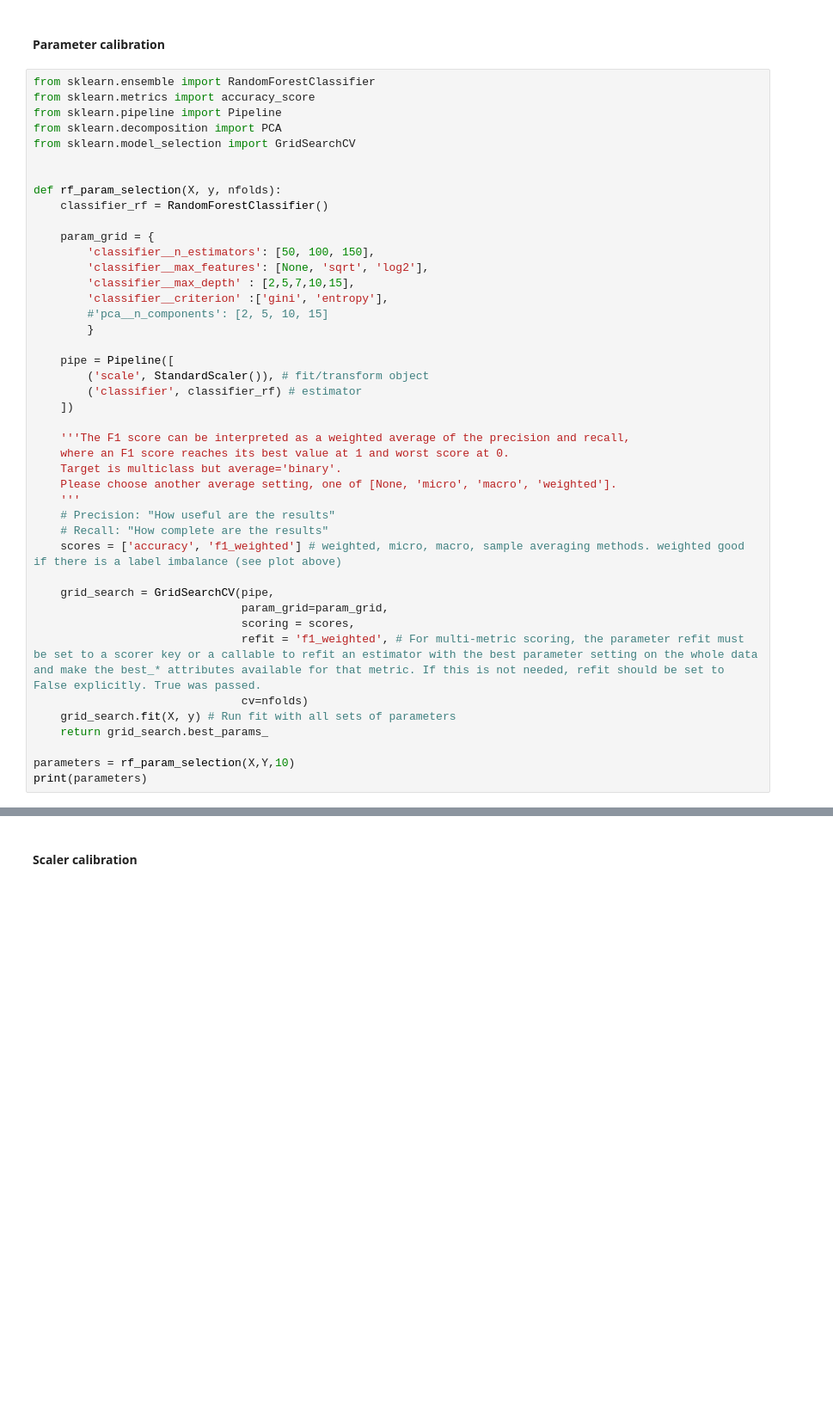
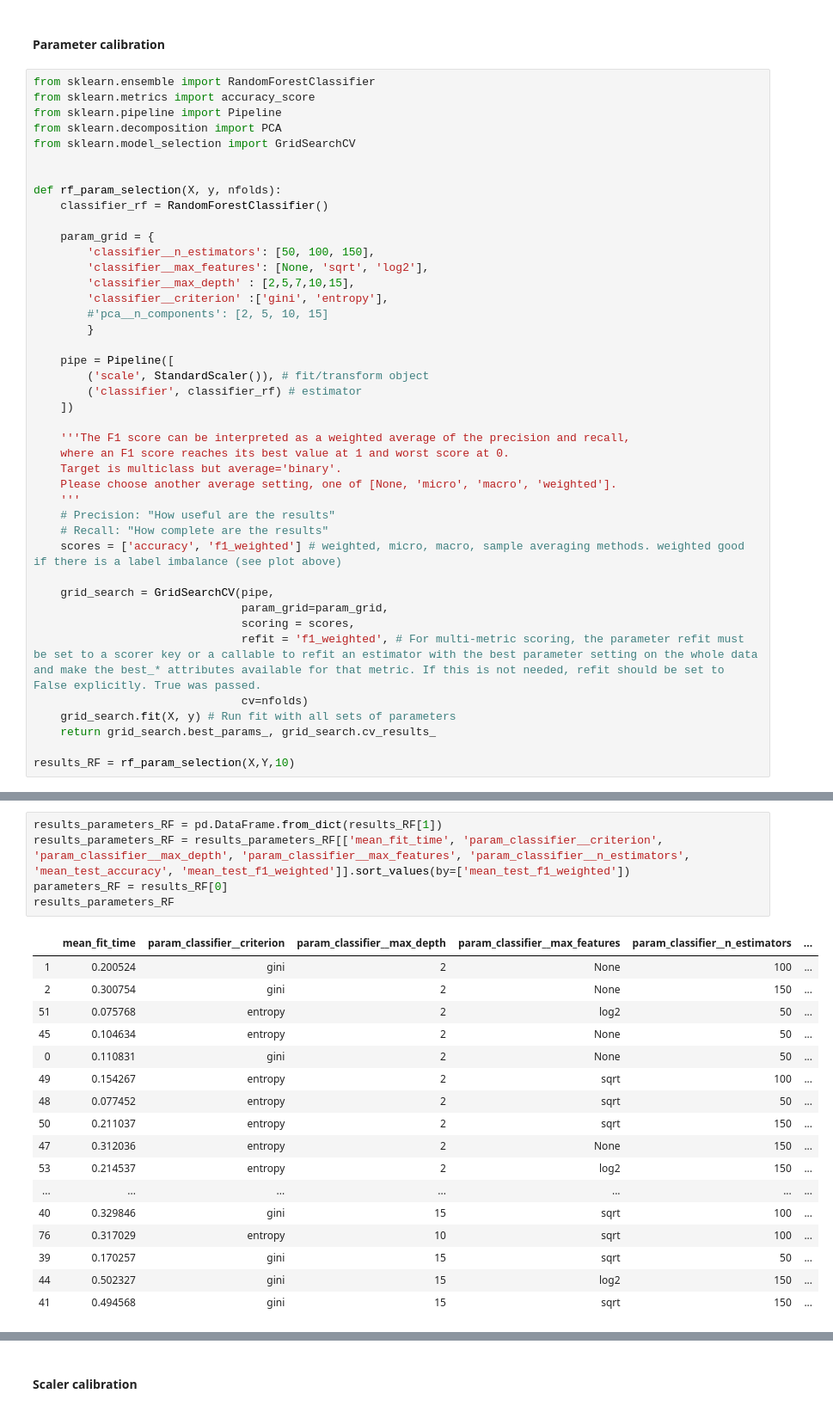
Before and after one commit to bognarpeter/BI2019W-G53, a Jupyter notebook: Assignment_2/B/assignment2.ipynb, the cells around one changed output, grey strips where cells are left out. Shown at 86% size. Cells and saved outputs as stored; diff of their text form; blank space fills up the shorter version.

Commit message:
+ Changs to get the data we need for the report

```diff
--- a/Assignment_2/B/assignment2.ipynb
+++ b/Assignment_2/B/assignment2.ipynb
@@ -901,7 +901,6 @@ def rf_param_selection(X, y, nfolds):
                                refit = 'f1_weighted', # For multi-metric scoring, the parameter refit must be set to a scorer key or a callable to refit an estimator with the best parameter setting on the whole data and make the best_* attributes available for that metric. If this is not needed, refit should be set to False explicitly. True was passed.
                                cv=nfolds)
     grid_search.fit(X, y) # Run fit with all sets of parameters
-    return grid_search.best_params_
+    return grid_search.best_params_, grid_search.cv_results_
 
-parameters = rf_param_selection(X,Y,10)
-print(parameters)
+results_RF = rf_param_selection(X,Y,10)
@@ -909,0 +907,23 @@ print(parameters)
+# %%
+results_parameters_RF = pd.DataFrame.from_dict(results_RF[1])
+results_parameters_RF = results_parameters_RF[['mean_fit_time', 'param_classifier__criterion', 'param_classifier__max_depth', 'param_classifier__max_features', 'param_classifier__n_estimators', 'mean_test_accuracy', 'mean_test_f1_weighted']].sort_values(by=['mean_test_f1_weighted'])
+parameters_RF = results_RF[0]
+results_parameters_RF
+# %% [output]
+|  | mean_fit_time | param_classifier__criterion | param_classifier__max_depth | param_classifier__max_features | param_classifier__n_estimators | ... |
+| 1 | 0.200524 | gini | 2 | None | 100 | ... |
+| 2 | 0.300754 | gini | 2 | None | 150 | ... |
+| 51 | 0.075768 | entropy | 2 | log2 | 50 | ... |
+| 45 | 0.104634 | entropy | 2 | None | 50 | ... |
+| 0 | 0.110831 | gini | 2 | None | 50 | ... |
+| 49 | 0.154267 | entropy | 2 | sqrt | 100 | ... |
+| 48 | 0.077452 | entropy | 2 | sqrt | 50 | ... |
+| 50 | 0.211037 | entropy | 2 | sqrt | 150 | ... |
+| 47 | 0.312036 | entropy | 2 | None | 150 | ... |
+| 53 | 0.214537 | entropy | 2 | log2 | 150 | ... |
+| ... | ... | ... | ... | ... | ... | ... |
+| 40 | 0.329846 | gini | 15 | sqrt | 100 | ... |
+| 76 | 0.317029 | entropy | 10 | sqrt | 100 | ... |
+| 39 | 0.170257 | gini | 15 | sqrt | 50 | ... |
+| 44 | 0.502327 | gini | 15 | log2 | 150 | ... |
+| 41 | 0.494568 | gini | 15 | sqrt | 150 | ... |
```
Also changed, not shown: parts of 11 cells of this notebook, 1 other file.
